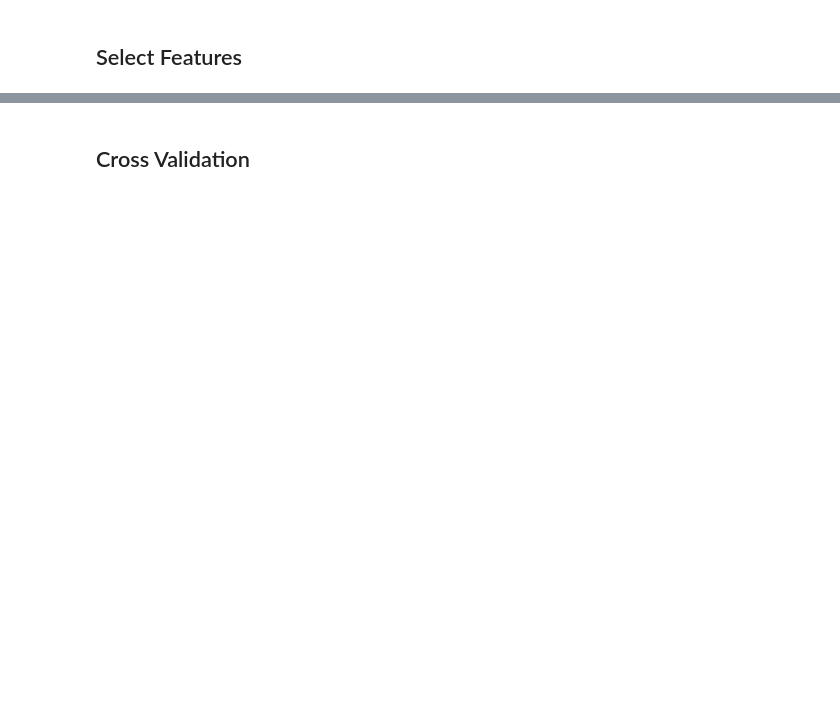
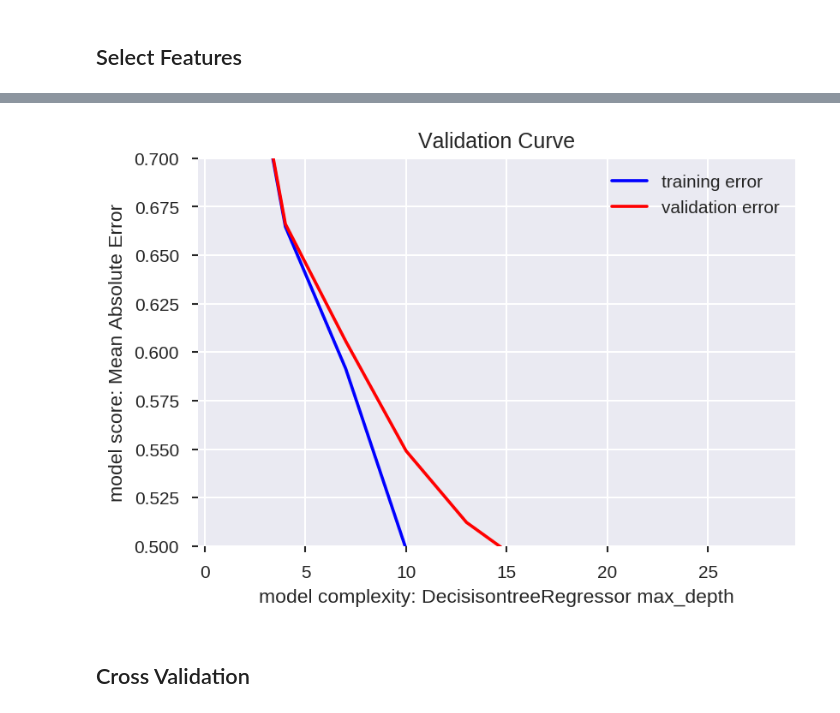
Before and after one commit to gptix/DS-Unit-2-Kaggle-Challenge, a Jupyter notebook: module3/LS_DS_223_assignment.ipynb, the cells around one changed output, grey strips where cells are left out. Drawn from its saved outputs; the diff is of its cells as text; code cells hidden in the pictures; blank space fills up the shorter version.

```diff
--- a/module3/LS_DS_223_assignment.ipynb
+++ b/module3/LS_DS_223_assignment.ipynb
@@ -179,2 +259,29 @@ decision_tree_pipeline = make_pipeline(
+# %%
+decision_tree_pipeline = make_pipeline(
+    ce.OrdinalEncoder(),
+    SimpleImputer(),
+    StandardScaler(),
+    DecisionTreeRegressor(random_state=1984)
+)
+
+depth = range(1, 30, 3)
+train_scores, val_scores = validation_curve(
+    decision_tree_pipeline, X_train, y_train,
+    param_name='decisiontreeregressor__max_depth',
+    param_range=depth, scoring='neg_mean_absolute_error',
+    cv=3,
+    n_jobs=-1
+)
+
+plt.figure(dpi=150)
+plt.plot(depth, np.mean(-train_scores, axis=1), color='blue', label = 'training error',)
+plt.plot(depth, np.mean(-val_scores, axis=1), color='red', label='validation error')
+plt.title('Validation Curve')
+plt.xlabel('model complexity: DecisisontreeRegressor max_depth')
+plt.ylabel('model score: Mean Absolute Error')
+plt.ylim((0.500,0.700)) # Zoom
+plt.legend();
+# %% [output]
+[figure, added]
 # %% [markdown]
 ## Cross Validation
```
Also changed, not shown: parts of 14 cells of this notebook, 1 other file.
